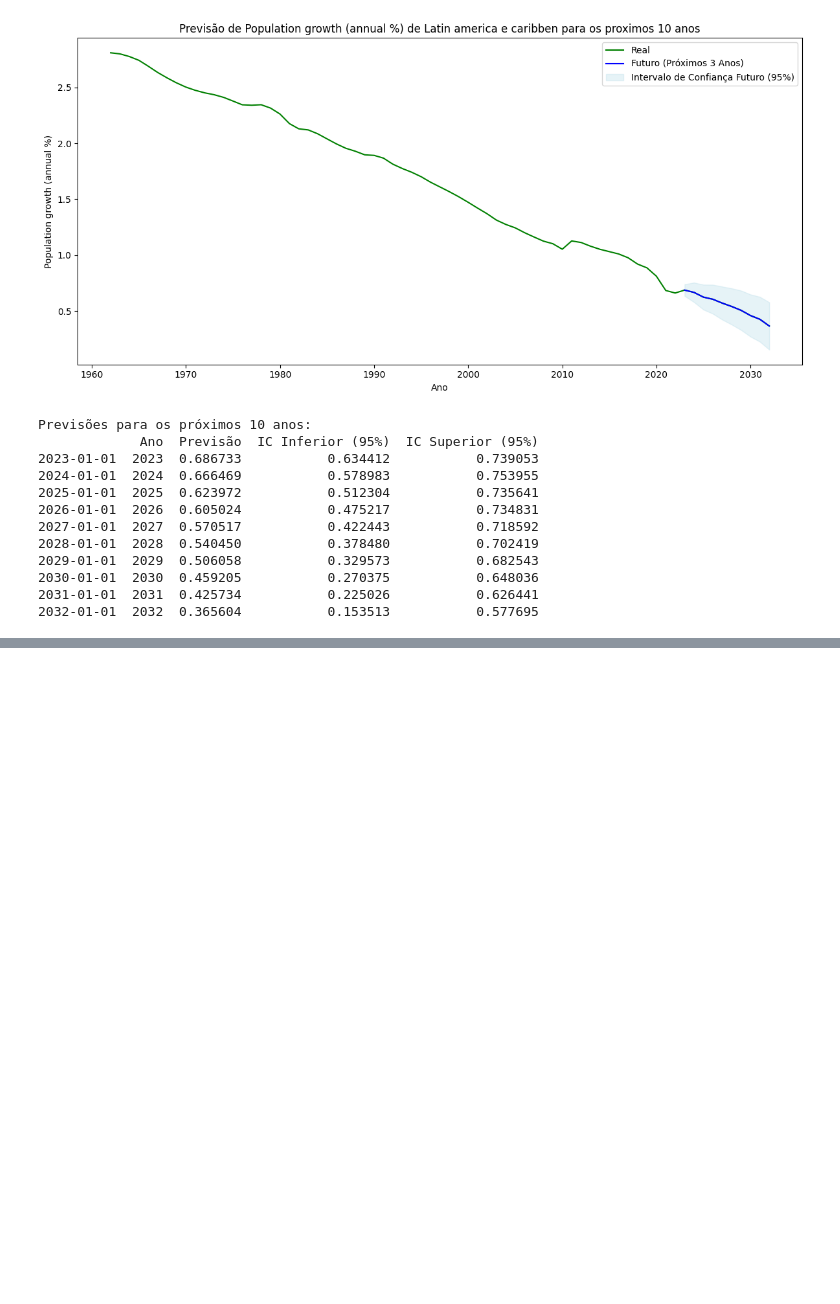
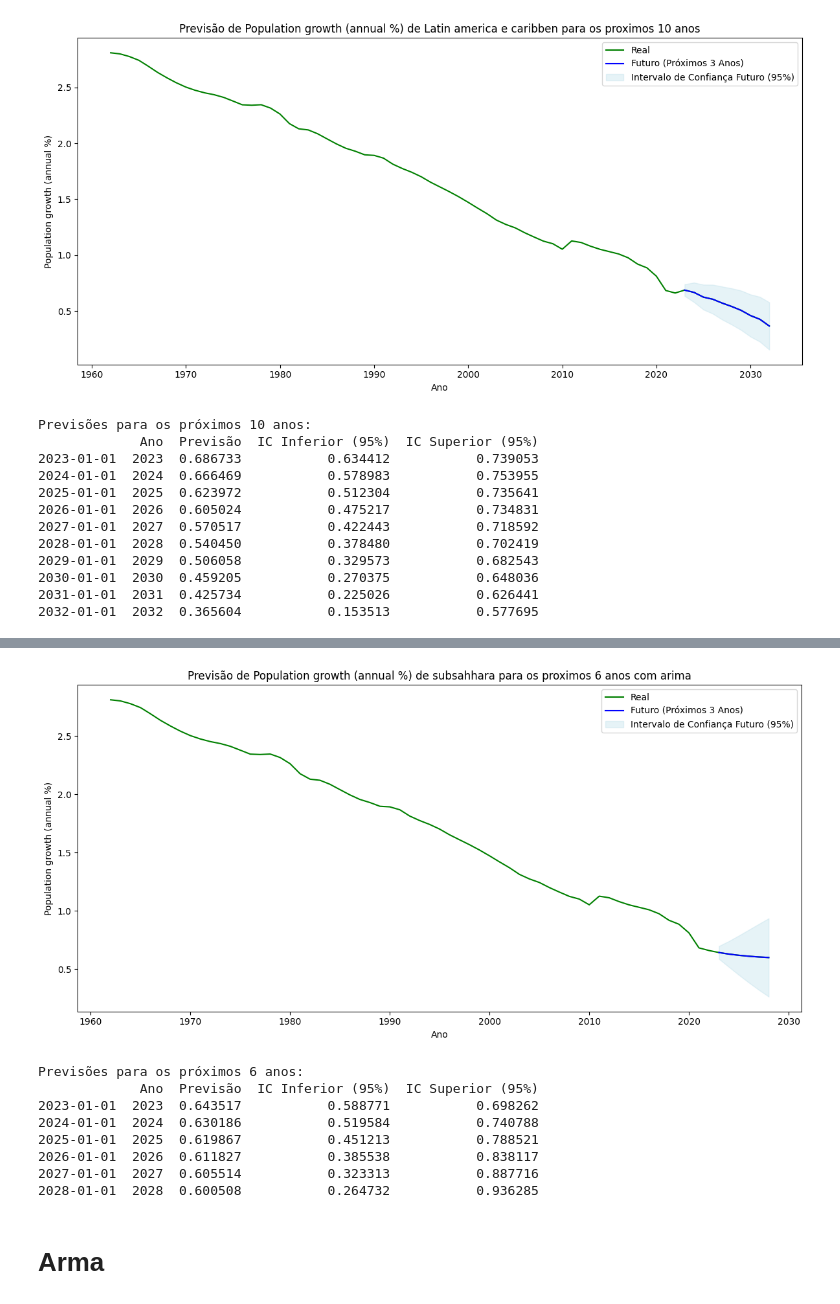
Before and after one commit to joaofariastn/Projecao-populacional, a Jupyter notebook: Latinamericaecaribben_csv.ipynb, the cells around one changed output, grey strips where cells are left out. Drawn from its saved outputs; the diff is of its cells as text; code cells hidden in the pictures; blank space fills up the shorter version.

```diff
--- a/Latinamericaecaribben_csv.ipynb
+++ b/Latinamericaecaribben_csv.ipynb
@@ -188,0 +429,76 @@ Previsões para os próximos 10 anos:
+# %%
+train_size = int(len(data))
+train_data = df.iloc[:train_size]
+test_data = df.iloc[train_size:]
+
+model = SARIMAX(
+    train_data['Population growth (annual %) [SP.POP.GROW]'],
+    order=best_order_arima,
+    seasonal_order=(0,0,0,0)
+)
+model_fit = model.fit()
+
+
+# Prever os próximos 6 anoss
+future_steps = 6
+forecast_future = model_fit.get_forecast(steps=future_steps)
+predictions_future = forecast_future.predicted_mean
+conf_int_future = forecast_future.conf_int()
+
+# Criar um índice de datas para os próximos 3 anos
+last_date = df.index[-1]
+future_dates = pd.date_range(start=last_date, periods=future_steps + 1, freq='YS-JAN')[1:]
+future_dates
+# Plotar as previsões contra os valores reais e futuros
+
+concatenated_data = pd.concat([train_data['Population growth (annual %) [SP.POP.GROW]'], predictions_future])
+
+# Reset index for both series before concatenation
+train_data_reset = train_data['Population growth (annual %) [SP.POP.GROW]'].reset_index()
+predictions_future_reset = predictions_future.reset_index()
+
+# Rename columns for clarity
+train_data_reset.columns = ['Time', 'Population Growth']
+predictions_future_reset.columns = ['Time', 'Population Growth']
+
+# Concatenate the dataframes
+combined_df = pd.concat([train_data_reset, predictions_future_reset], ignore_index=True)
+
+# Set 'Time' as the index again
+combined_df = combined_df.set_index('Time')
+
+# Print or use the combined dataframe as needed
+combined_df
+# Plotar as previsões contra os valores reais e futuros
+plt.figure(figsize=(12, 6))
+plt.plot(combined_df.index, combined_df, label='Real', color='green')
+plt.plot(future_dates, predictions_future, label='Futuro (Próximos 3 Anos)', color='blue')
+plt.fill_between(future_dates, conf_int_future.iloc[:, 0], conf_int_future.iloc[:, 1], color='lightblue', alpha=0.3, label='Intervalo de Confiança Futuro (95%)')
+plt.legend()
+plt.title('Previsão de Population growth (annual %) de subsahhara para os proximos 6 anos com arima')
+plt.xlabel('Ano')
+plt.ylabel('Population growth (annual %)')
+plt.tight_layout()
+plt.show()
+
+# Exibir as previsões futuras com intervalo de confiança
+forecast_table = pd.DataFrame({
+    'Ano': future_dates.year,
+    'Previsão': predictions_future,
+    'IC Inferior (95%)': conf_int_future.iloc[:, 0],
+    'IC Superior (95%)': conf_int_future.iloc[:, 1]
+})
+print("Previsões para os próximos 6 anos:")
+print(forecast_table)
+# %% [output]
+[figure, added]
+Previsões para os próximos 6 anos:
+             Ano  Previsão  IC Inferior (95%)  IC Superior (95%)
+2023-01-01  2023  0.643517           0.588771           0.698262
+2024-01-01  2024  0.630186           0.519584           0.740788
+2025-01-01  2025  0.619867           0.451213           0.788521
+2026-01-01  2026  0.611827           0.385538           0.838117
+2027-01-01  2027  0.605514           0.323313           0.887716
+2028-01-01  2028  0.600508           0.264732           0.936285
+# %% [markdown]
+# Arma
```
Also changed, not shown: parts of 5 cells of this notebook.
